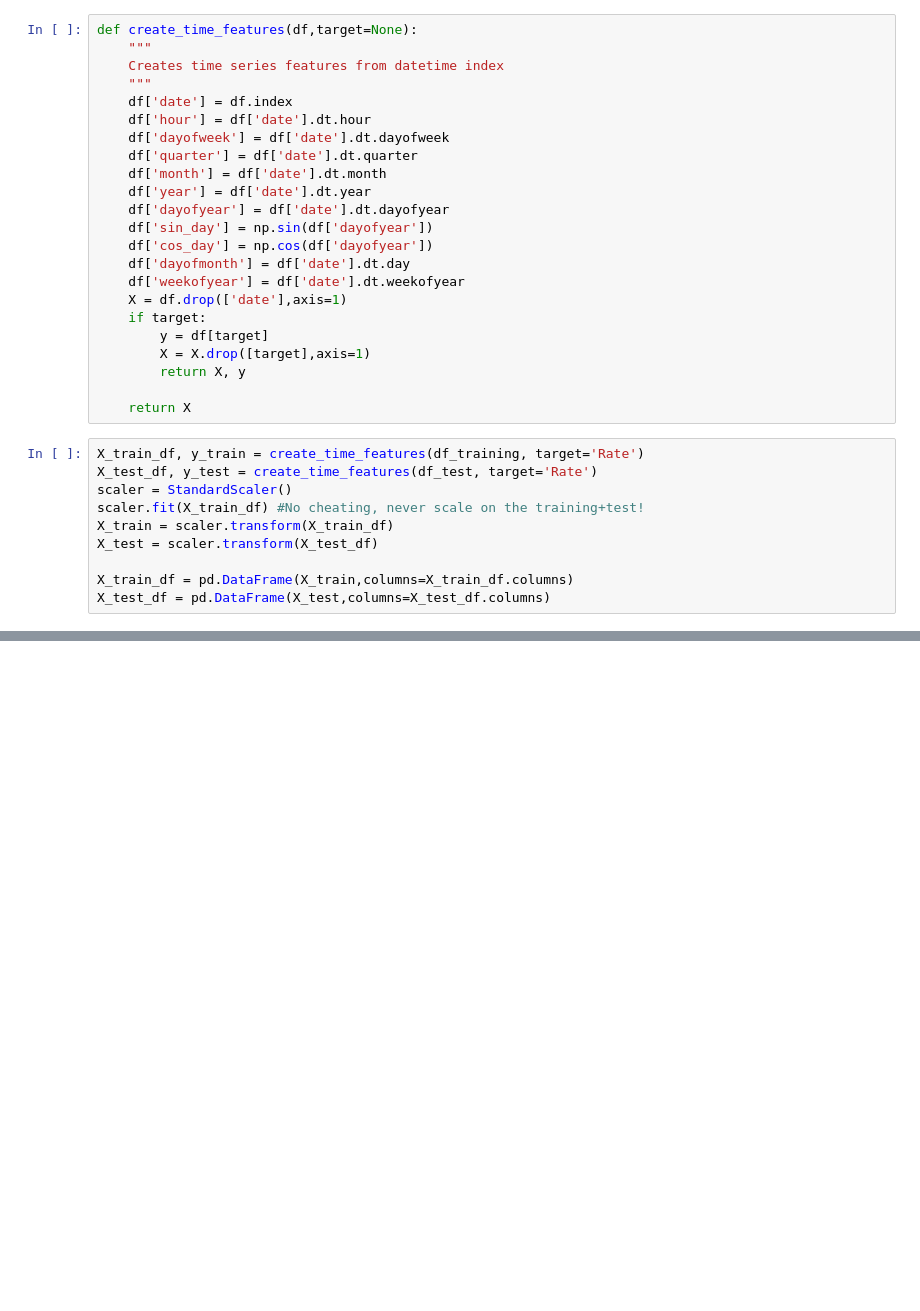
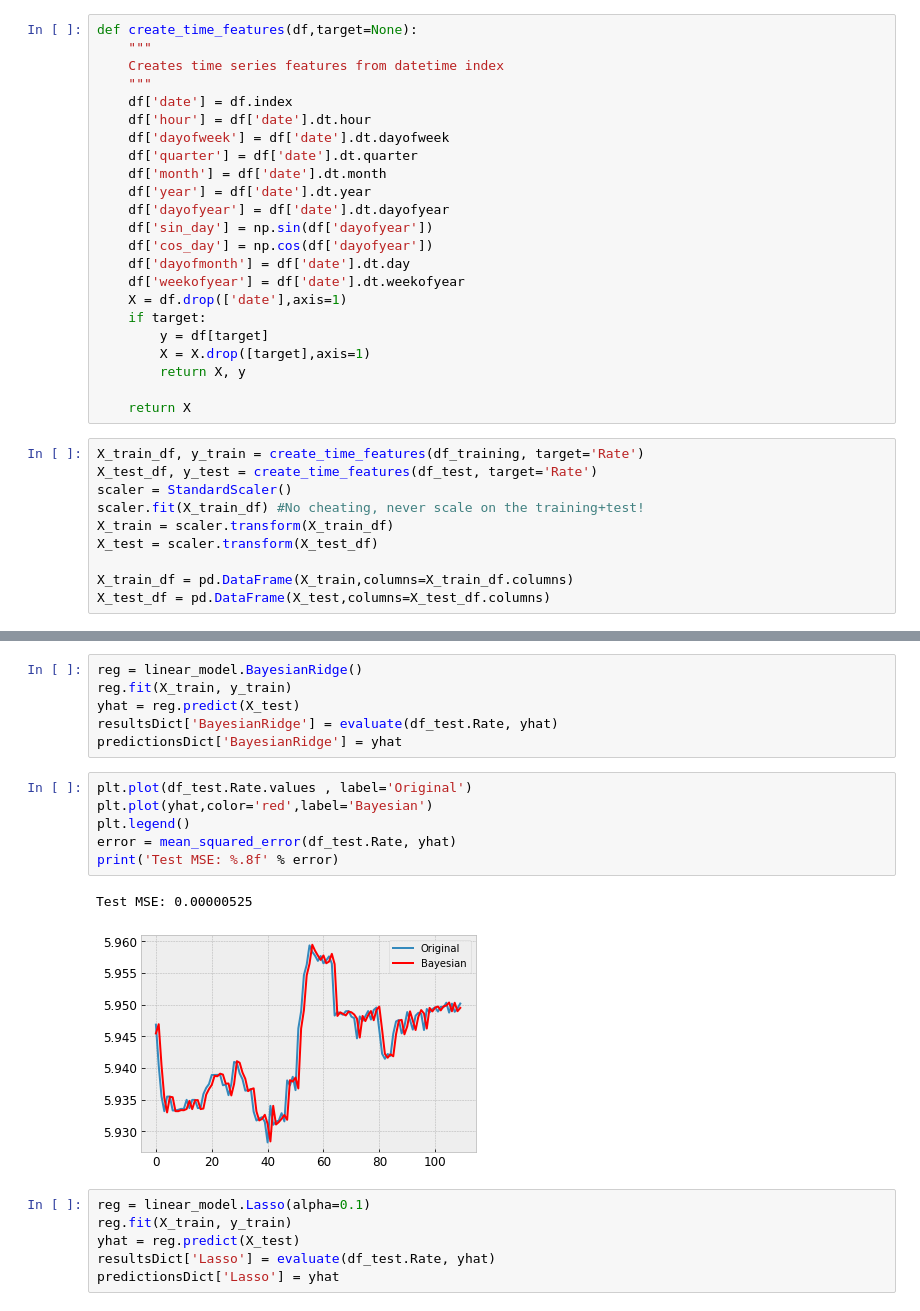
Before and after one commit to aburak256/Currency-with-Twitter, a Jupyter notebook: Project.ipynb, the cells around one changed output, grey strips where cells are left out. Drawn from its saved outputs; the diff is of its cells as text; blank space fills up the shorter version.

```diff
--- a/Project.ipynb
+++ b/Project.ipynb
@@ -696,0 +674,21 @@ X_train_df
+# %%
+reg = linear_model.BayesianRidge()
+reg.fit(X_train, y_train)
+yhat = reg.predict(X_test)
+resultsDict['BayesianRidge'] = evaluate(df_test.Rate, yhat)
+predictionsDict['BayesianRidge'] = yhat
+# %%
+plt.plot(df_test.Rate.values , label='Original')
+plt.plot(yhat,color='red',label='Bayesian')
+plt.legend()
+error = mean_squared_error(df_test.Rate, yhat)
+print('Test MSE: %.8f' % error)
+# %% [output]
+Test MSE: 0.00000525
+[figure, added]
+# %%
+reg = linear_model.Lasso(alpha=0.1)
+reg.fit(X_train, y_train)
+yhat = reg.predict(X_test)
+resultsDict['Lasso'] = evaluate(df_test.Rate, yhat)
+predictionsDict['Lasso'] = yhat
```
Also changed, not shown: parts of 14 cells of this notebook.
